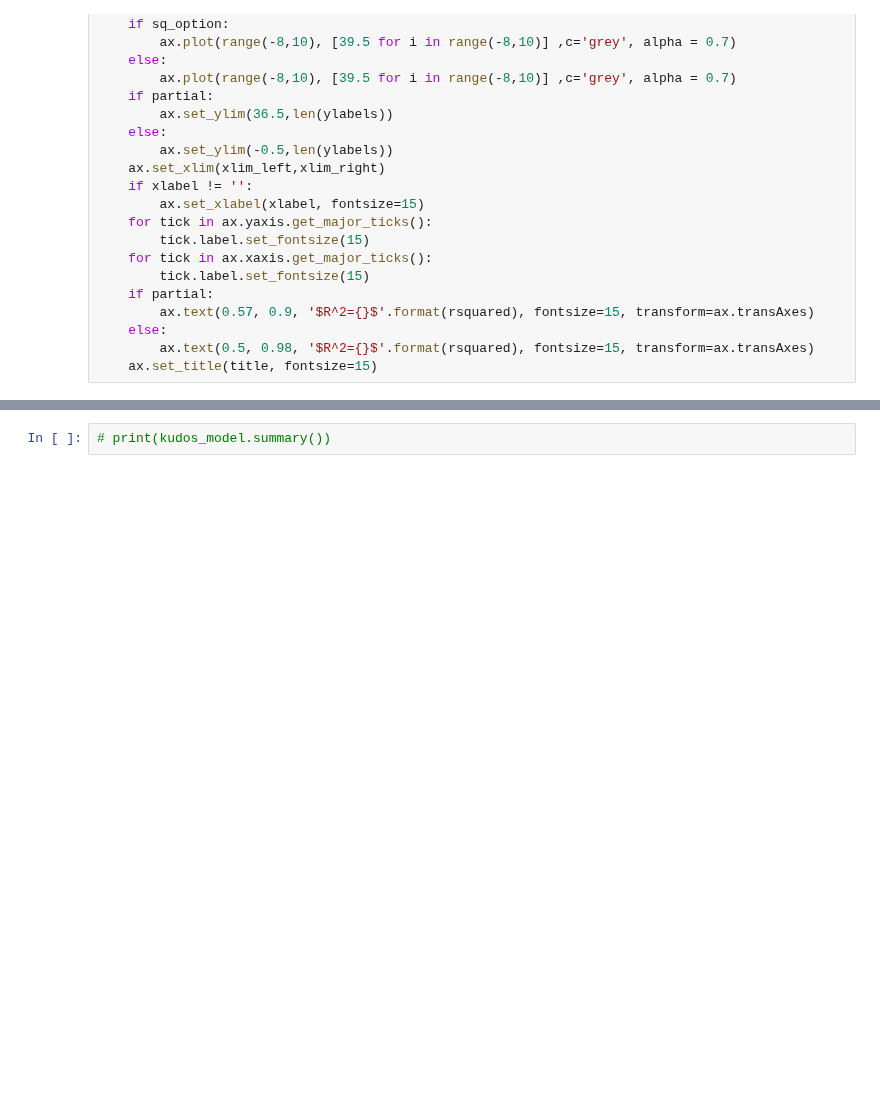
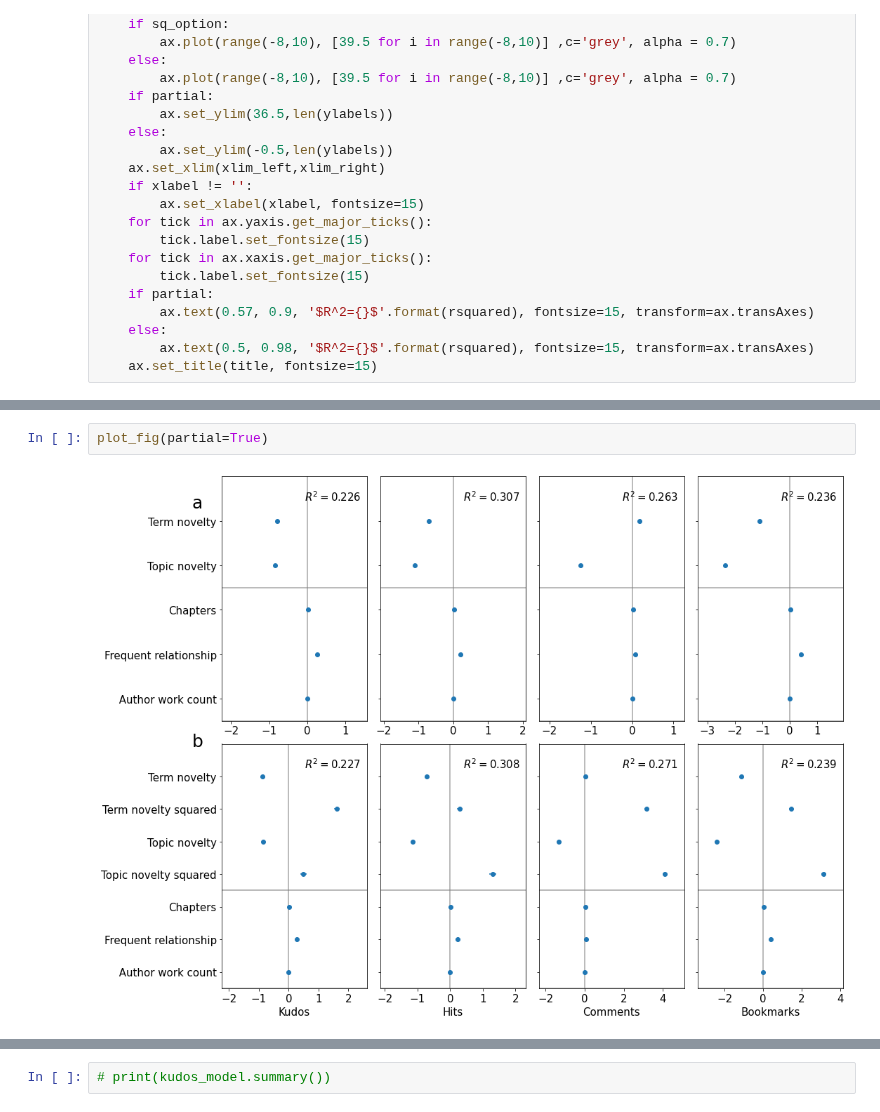
Before and after one commit to yzjing/ao3_old, a Jupyter notebook: exps/20190919_current_exps/2-step_addsq.ipynb, the cells around one changed output, grey strips where cells are left out. Drawn from its saved outputs; the diff is of its cells as text; blank space fills up the shorter version.

```diff
--- a/exps/20190919_current_exps/2-step_addsq.ipynb
+++ b/exps/20190919_current_exps/2-step_addsq.ipynb
@@ -487,3 +368,7 @@ def plot_fig(partial=False):
+# %%
+plot_fig(partial=True)
+# %% [output]
+[figure, added]
 # %%
 plot_fig(partial=False)
 # %% [output]
```
Also changed, not shown: parts of 17 cells of this notebook, 6 other files.
